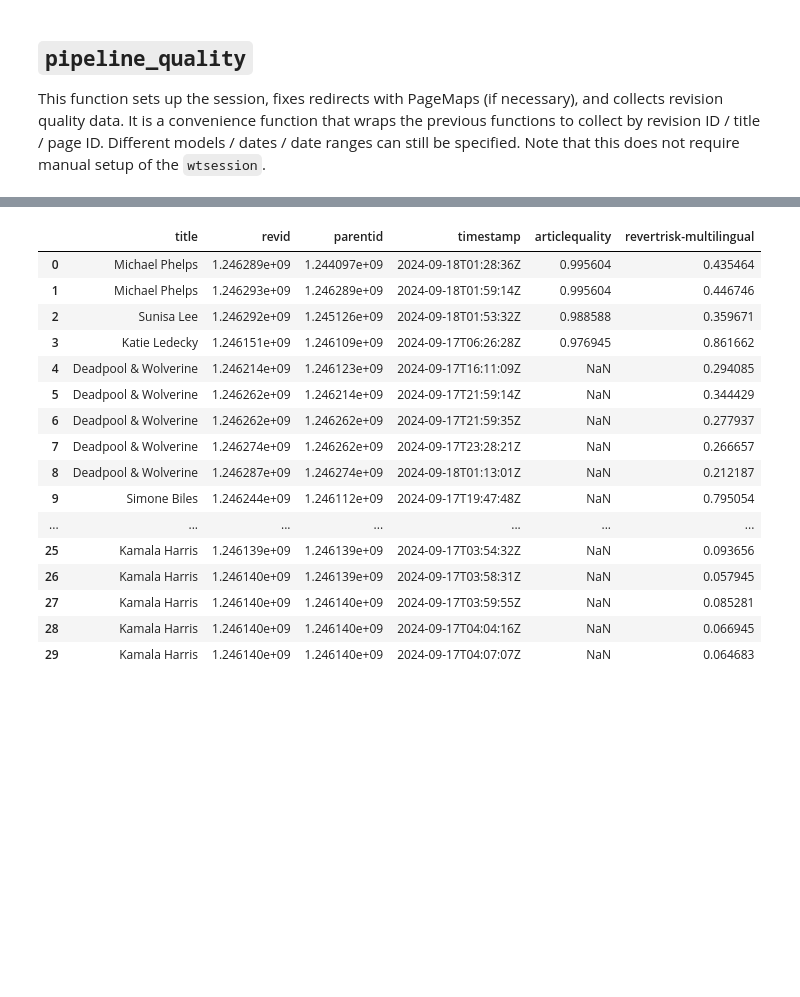
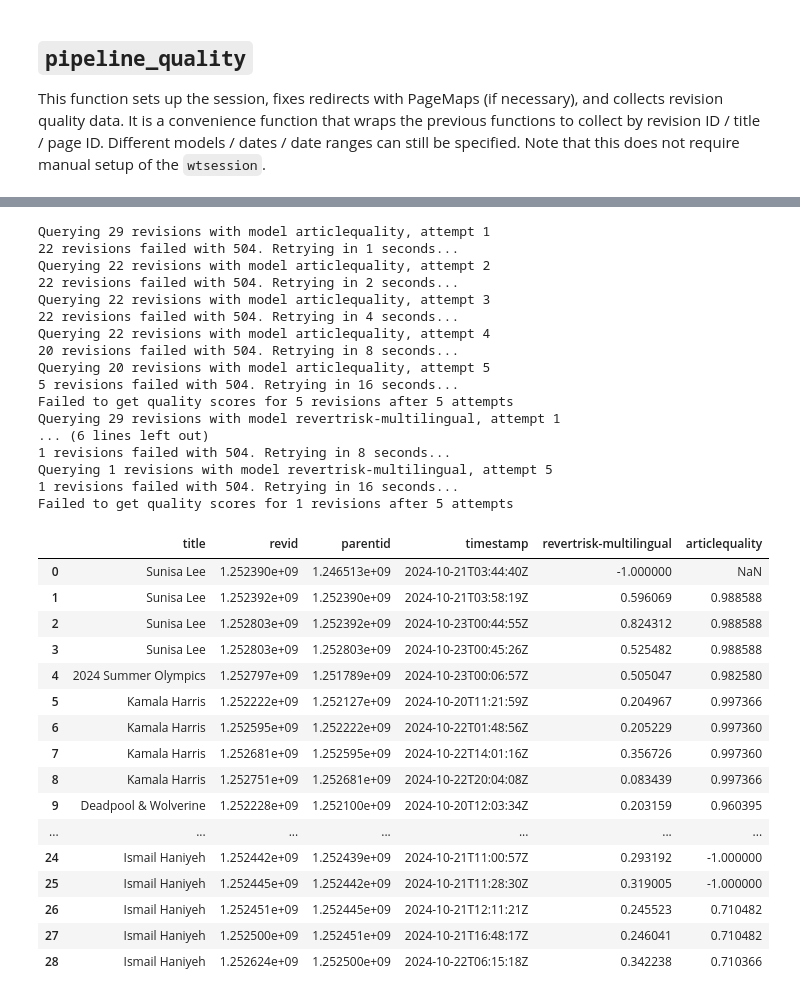
Before and after one commit to pgilders/WikiToolkit, a Jupyter notebook: demo_quality.ipynb, the cells around one changed output, grey strips where cells are left out. Saved outputs shown, nothing was run; the diff lists cells and outputs as text; code cells hidden in the pictures; blank space fills up the shorter version.

Commit message:
Updated quality functions

```diff
--- a/demo_quality.ipynb
+++ b/demo_quality.ipynb
@@ -140,25 +144,42 @@ pd.DataFrame(p_quality).T
 # %%
 p_quality = await wikitoolkit.pipeline_quality('en.wikipedia', my_agent, titles=artlist[:10],
-                                               qf_args={'start': '2024-09-17T01:59:14Z', 'stop': '2024-09-18T01:59:14Z'},
+                                               qf_args={'start': '2024-10-20T01:59:14Z', 'stop': '2024-10-23T01:59:14Z'},
                                                models=['articlequality', 'revertrisk-multilingual'],
                                                pagemaps=pagemaps)
 pd.concat({k: pd.DataFrame(v) for k, v in p_quality.items()}
           ).reset_index(level=1, drop=True).reset_index().rename(columns={'index': 'title'})
 # %% [output]
+Querying 29 revisions with model articlequality, attempt 1
+22 revisions failed with 504. Retrying in 1 seconds...
+Querying 22 revisions with model articlequality, attempt 2
+22 revisions failed with 504. Retrying in 2 seconds...
+Querying 22 revisions with model articlequality, attempt 3
+22 revisions failed with 504. Retrying in 4 seconds...
+Querying 22 revisions with model articlequality, attempt 4
+20 revisions failed with 504. Retrying in 8 seconds...
+Querying 20 revisions with model articlequality, attempt 5
+5 revisions failed with 504. Retrying in 16 seconds...
+Failed to get quality scores for 5 revisions after 5 attempts
+Querying 29 revisions with model revertrisk-multilingual, attempt 1
+... (6 lines left out)
+1 revisions failed with 504. Retrying in 8 seconds...
+Querying 1 revisions with model revertrisk-multilingual, attempt 5
+1 revisions failed with 504. Retrying in 16 seconds...
+Failed to get quality scores for 1 revisions after 5 attempts
-|  | title | revid | parentid | timestamp | articlequality | revertrisk-multilingual |
-| 0 | Michael Phelps | 1.246289e+09 | 1.244097e+09 | 2024-09-18T01:28:36Z | 0.995604 | 0.435464 |
-| 1 | Michael Phelps | 1.246293e+09 | 1.246289e+09 | 2024-09-18T01:59:14Z | 0.995604 | 0.446746 |
-| 2 | Sunisa Lee | 1.246292e+09 | 1.245126e+09 | 2024-09-18T01:53:32Z | 0.988588 | 0.359671 |
-| 3 | Katie Ledecky | 1.246151e+09 | 1.246109e+09 | 2024-09-17T06:26:28Z | 0.976945 | 0.861662 |
-| 4 | Deadpool & Wolverine | 1.246214e+09 | 1.246123e+09 | 2024-09-17T16:11:09Z | NaN | 0.294085 |
-| 5 | Deadpool & Wolverine | 1.246262e+09 | 1.246214e+09 | 2024-09-17T21:59:14Z | NaN | 0.344429 |
-| 6 | Deadpool & Wolverine | 1.246262e+09 | 1.246262e+09 | 2024-09-17T21:59:35Z | NaN | 0.277937 |
-| 7 | Deadpool & Wolverine | 1.246274e+09 | 1.246262e+09 | 2024-09-17T23:28:21Z | NaN | 0.266657 |
-| 8 | Deadpool & Wolverine | 1.246287e+09 | 1.246274e+09 | 2024-09-18T01:13:01Z | NaN | 0.212187 |
-| 9 | Simone Biles | 1.246244e+09 | 1.246112e+09 | 2024-09-17T19:47:48Z | NaN | 0.795054 |
+|  | title | revid | parentid | timestamp | revertrisk-multilingual | articlequality |
+| 0 | Sunisa Lee | 1.252390e+09 | 1.246513e+09 | 2024-10-21T03:44:40Z | -1.000000 | NaN |
+| 1 | Sunisa Lee | 1.252392e+09 | 1.252390e+09 | 2024-10-21T03:58:19Z | 0.596069 | 0.988588 |
+| 2 | Sunisa Lee | 1.252803e+09 | 1.252392e+09 | 2024-10-23T00:44:55Z | 0.824312 | 0.988588 |
+| 3 | Sunisa Lee | 1.252803e+09 | 1.252803e+09 | 2024-10-23T00:45:26Z | 0.525482 | 0.988588 |
+| 4 | 2024 Summer Olympics | 1.252797e+09 | 1.251789e+09 | 2024-10-23T00:06:57Z | 0.505047 | 0.982580 |
+| 5 | Kamala Harris | 1.252222e+09 | 1.252127e+09 | 2024-10-20T11:21:59Z | 0.204967 | 0.997366 |
+| 6 | Kamala Harris | 1.252595e+09 | 1.252222e+09 | 2024-10-22T01:48:56Z | 0.205229 | 0.997360 |
+| 7 | Kamala Harris | 1.252681e+09 | 1.252595e+09 | 2024-10-22T14:01:16Z | 0.356726 | 0.997360 |
+| 8 | Kamala Harris | 1.252751e+09 | 1.252681e+09 | 2024-10-22T20:04:08Z | 0.083439 | 0.997366 |
+| 9 | Deadpool & Wolverine | 1.252228e+09 | 1.252100e+09 | 2024-10-20T12:03:34Z | 0.203159 | 0.960395 |
 | ... | ... | ... | ... | ... | ... | ... |
-| 25 | Kamala Harris | 1.246139e+09 | 1.246139e+09 | 2024-09-17T03:54:32Z | NaN | 0.093656 |
-| 26 | Kamala Harris | 1.246140e+09 | 1.246139e+09 | 2024-09-17T03:58:31Z | NaN | 0.057945 |
-| 27 | Kamala Harris | 1.246140e+09 | 1.246140e+09 | 2024-09-17T03:59:55Z | NaN | 0.085281 |
-| 28 | Kamala Harris | 1.246140e+09 | 1.246140e+09 | 2024-09-17T04:04:16Z | NaN | 0.066945 |
-| 29 | Kamala Harris | 1.246140e+09 | 1.246140e+09 | 2024-09-17T04:07:07Z | NaN | 0.064683 |
+| 24 | Ismail Haniyeh | 1.252442e+09 | 1.252439e+09 | 2024-10-21T11:00:57Z | 0.293192 | -1.000000 |
+| 25 | Ismail Haniyeh | 1.252445e+09 | 1.252442e+09 | 2024-10-21T11:28:30Z | 0.319005 | -1.000000 |
+| 26 | Ismail Haniyeh | 1.252451e+09 | 1.252445e+09 | 2024-10-21T12:11:21Z | 0.245523 | 0.710482 |
+| 27 | Ismail Haniyeh | 1.252500e+09 | 1.252451e+09 | 2024-10-21T16:48:17Z | 0.246041 | 0.710482 |
+| 28 | Ismail Haniyeh | 1.252624e+09 | 1.252500e+09 | 2024-10-22T06:15:18Z | 0.342238 | 0.710366 |
```
Also changed, not shown: parts of 6 cells of this notebook, 1 other file.
